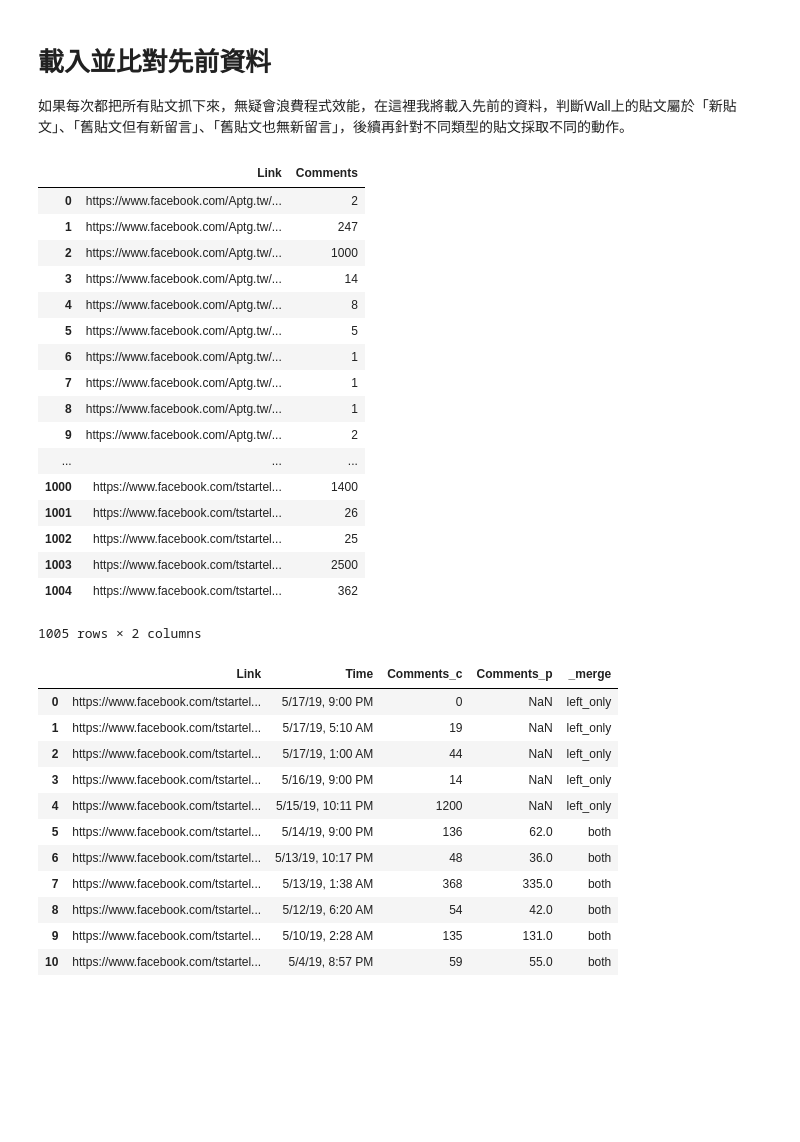
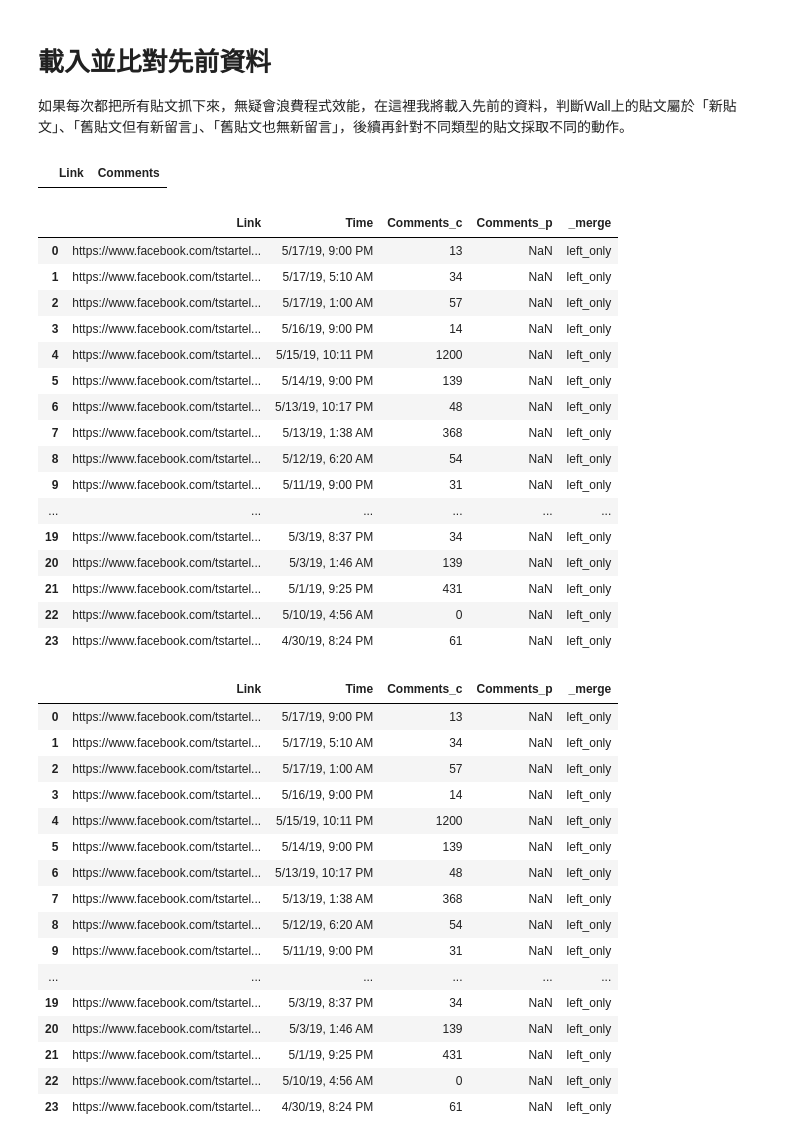
Before and after one commit to tlyu0419/FacebookCrawler, a Jupyter notebook: Facebook.ipynb, the cells around one changed output. Saved outputs shown, nothing was run; the diff lists cells and outputs as text; code cells hidden in the pictures; blank space fills up the shorter version.

Commit message:
FacebookCrawler

```diff
--- a/Facebook.ipynb
+++ b/Facebook.ipynb
@@ -874,49 +874,57 @@ CheckPosts
 # 載入並比對先前資料
 如果每次都把所有貼文抓下來，無疑會浪費程式效能，在這裡我將載入先前的資料，判斷Wall上的貼文屬於「新貼文」、「舊貼文但有新留言」、「舊貼文也無新留言」，後續再針對不同類型的貼文採取不同的動作。
 # %%
-#Posts = pd.DataFrame(columns=['Link','Comments'])
-Posts = pd.read_csv('C:/Users/TL_Yu/Desktop/Posts.csv')
-Posts = Posts.loc[:,['Link','Comments']]
-Posts['Comments'] = Posts.Comments.apply(ToInt)
+Posts = pd.DataFrame(columns=['Link','Comments'])
+#Posts = pd.read_csv('C:/Users/TL_Yu/Desktop/Posts.csv')
+#Posts = Posts.loc[:,['Link','Comments']]
+#Posts['Comments'] = Posts.Comments.apply(ToInt)
 Posts
 # %% [output]
 |  | Link | Comments |
-| 0 | https://www.facebook.com/Aptg.tw/... | 2 |
-| 1 | https://www.facebook.com/Aptg.tw/... | 247 |
-| 2 | https://www.facebook.com/Aptg.tw/... | 1000 |
-| 3 | https://www.facebook.com/Aptg.tw/... | 14 |
-| 4 | https://www.facebook.com/Aptg.tw/... | 8 |
-| 5 | https://www.facebook.com/Aptg.tw/... | 5 |
-| 6 | https://www.facebook.com/Aptg.tw/... | 1 |
-| 7 | https://www.facebook.com/Aptg.tw/... | 1 |
-| 8 | https://www.facebook.com/Aptg.tw/... | 1 |
-| 9 | https://www.facebook.com/Aptg.tw/... | 2 |
-| ... | ... | ... |
-| 1000 | https://www.facebook.com/tstartel... | 1400 |
-| 1001 | https://www.facebook.com/tstartel... | 26 |
-| 1002 | https://www.facebook.com/tstartel... | 25 |
-| 1003 | https://www.facebook.com/tstartel... | 2500 |
-| 1004 | https://www.facebook.com/tstartel... | 362 |
-1005 rows × 2 columns
+# %%
+List = pd.merge(left=CheckPosts, right=Posts, how='left', on='Link', suffixes=('_c', '_p'), indicator=True)
+List
+# %% [output]
+|  | Link | Time | Comments_c | Comments_p | _merge |
+| 0 | https://www.facebook.com/tstartel... | 5/17/19, 9:00 PM | 13 | NaN | left_only |
+| 1 | https://www.facebook.com/tstartel... | 5/17/19, 5:10 AM | 34 | NaN | left_only |
+| 2 | https://www.facebook.com/tstartel... | 5/17/19, 1:00 AM | 57 | NaN | left_only |
+| 3 | https://www.facebook.com/tstartel... | 5/16/19, 9:00 PM | 14 | NaN | left_only |
+| 4 | https://www.facebook.com/tstartel... | 5/15/19, 10:11 PM | 1200 | NaN | left_only |
+| 5 | https://www.facebook.com/tstartel... | 5/14/19, 9:00 PM | 139 | NaN | left_only |
+| 6 | https://www.facebook.com/tstartel... | 5/13/19, 10:17 PM | 48 | NaN | left_only |
+| 7 | https://www.facebook.com/tstartel... | 5/13/19, 1:38 AM | 368 | NaN | left_only |
+| 8 | https://www.facebook.com/tstartel... | 5/12/19, 6:20 AM | 54 | NaN | left_only |
+| 9 | https://www.facebook.com/tstartel... | 5/11/19, 9:00 PM | 31 | NaN | left_only |
+| ... | ... | ... | ... | ... | ... |
+| 19 | https://www.facebook.com/tstartel... | 5/3/19, 8:37 PM | 34 | NaN | left_only |
+| 20 | https://www.facebook.com/tstartel... | 5/3/19, 1:46 AM | 139 | NaN | left_only |
+| 21 | https://www.facebook.com/tstartel... | 5/1/19, 9:25 PM | 431 | NaN | left_only |
+| 22 | https://www.facebook.com/tstartel... | 5/10/19, 4:56 AM | 0 | NaN | left_only |
+| 23 | https://www.facebook.com/tstartel... | 4/30/19, 8:24 PM | 61 | NaN | left_only |
 # %%
-List = pd.merge(left=CheckPosts, right=Posts, how='left', on='Link', suffixes=('_c', '_p'), indicator=True)
 ListA = List.loc[List._merge == 'left_only', :] # 新貼文
 ListB = List.loc[List.Comments_c > List.Comments_p, :] # 舊貼文但有新留言
 CarwlList = pd.concat([ListA, ListB], ignore_index=True)
 CarwlList
 # %% [output]
 |  | Link | Time | Comments_c | Comments_p | _merge |
-| 0 | https://www.facebook.com/tstartel... | 5/17/19, 9:00 PM | 0 | NaN | left_only |
-| 1 | https://www.facebook.com/tstartel... | 5/17/19, 5:10 AM | 19 | NaN | left_only |
-| 2 | https://www.facebook.com/tstartel... | 5/17/19, 1:00 AM | 44 | NaN | left_only |
+| 0 | https://www.facebook.com/tstartel... | 5/17/19, 9:00 PM | 13 | NaN | left_only |
+| 1 | https://www.facebook.com/tstartel... | 5/17/19, 5:10 AM | 34 | NaN | left_only |
+| 2 | https://www.facebook.com/tstartel... | 5/17/19, 1:00 AM | 57 | NaN | left_only |
 | 3 | https://www.facebook.com/tstartel... | 5/16/19, 9:00 PM | 14 | NaN | left_only |
 | 4 | https://www.facebook.com/tstartel... | 5/15/19, 10:11 PM | 1200 | NaN | left_only |
-| 5 | https://www.facebook.com/tstartel... | 5/14/19, 9:00 PM | 136 | 62.0 | both |
-| 6 | https://www.facebook.com/tstartel... | 5/13/19, 10:17 PM | 48 | 36.0 | both |
-| 7 | https://www.facebook.com/tstartel... | 5/13/19, 1:38 AM | 368 | 335.0 | both |
-| 8 | https://www.facebook.com/tstartel... | 5/12/19, 6:20 AM | 54 | 42.0 | both |
-| 9 | https://www.facebook.com/tstartel... | 5/10/19, 2:28 AM | 135 | 131.0 | both |
-| 10 | https://www.facebook.com/tstartel... | 5/4/19, 8:57 PM | 59 | 55.0 | both |
+| 5 | https://www.facebook.com/tstartel... | 5/14/19, 9:00 PM | 139 | NaN | left_only |
+| 6 | https://www.facebook.com/tstartel... | 5/13/19, 10:17 PM | 48 | NaN | left_only |
+| 7 | https://www.facebook.com/tstartel... | 5/13/19, 1:38 AM | 368 | NaN | left_only |
+| 8 | https://www.facebook.com/tstartel... | 5/12/19, 6:20 AM | 54 | NaN | left_only |
+| 9 | https://www.facebook.com/tstartel... | 5/11/19, 9:00 PM | 31 | NaN | left_only |
+| ... | ... | ... | ... | ... | ... |
+| 19 | https://www.facebook.com/tstartel... | 5/3/19, 8:37 PM | 34 | NaN | left_only |
+| 20 | https://www.facebook.com/tstartel... | 5/3/19, 1:46 AM | 139 | NaN | left_only |
+| 21 | https://www.facebook.com/tstartel... | 5/1/19, 9:25 PM | 431 | NaN | left_only |
+| 22 | https://www.facebook.com/tstartel... | 5/10/19, 4:56 AM | 0 | NaN | left_only |
+| 23 | https://www.facebook.com/tstartel... | 4/30/19, 8:24 PM | 61 | NaN | left_only |
 # %%
 for i in CarwlList.Link:
     print(i)
```
Also changed, not shown: parts of 16 cells of this notebook.
